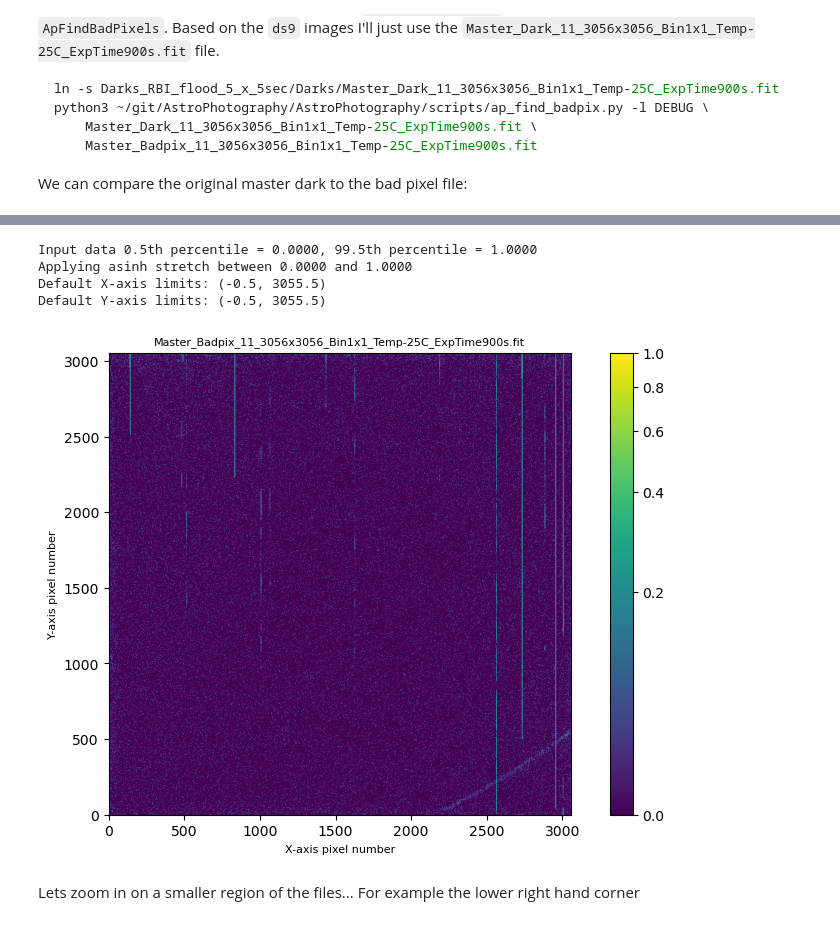
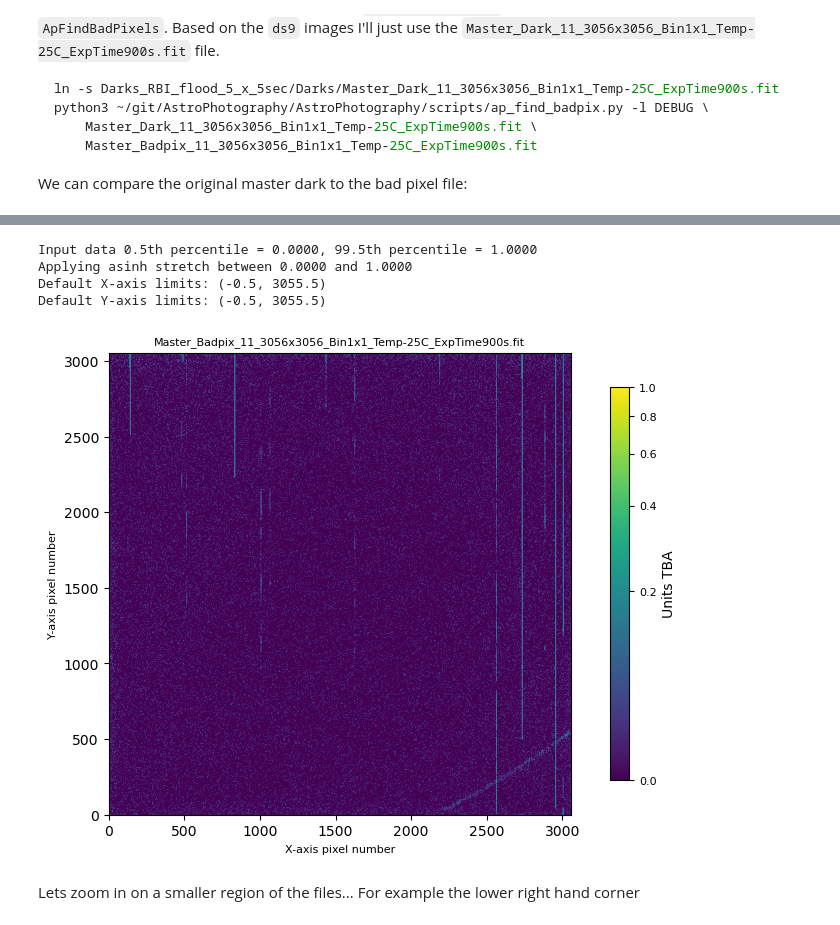
Before and after one commit to DaveStrickland/AstroPhotography, a Jupyter notebook: AstroPhotography/notebooks/creating_a_master_bad_pixel_file.ipynb, the cells around one changed output, grey strips where cells are left out. Cells and saved outputs as stored; diff of their text form; code cells hidden in the pictures.

```diff
--- a/AstroPhotography/notebooks/creating_a_master_bad_pixel_file.ipynb
+++ b/AstroPhotography/notebooks/creating_a_master_bad_pixel_file.ipynb
@@ -163,7 +164,7 @@ python3 ~/git/AstroPhotography/AstroPhotography/scripts/ap_find_badpix.py -l DEB
 We can compare the original master dark to the bad pixel file:
 # %%
 fname1 = 'Master_Dark_11_3056x3056_Bin1x1_Temp-25C_ExpTime900s.fit'
-ap.load_image_and_plot(fname1, 0, usewcs=False)
+ap.util.load_image_and_plot(fname1, 0, usewcs=False)
 # %% [output]
 Input data 0.5th percentile = 1735.5000, 99.5th percentile = 1889.5000
 Applying asinh stretch between 1735.5000 and 1889.5000
@@ -198,11 +199,11 @@ WARNING: VerifyWarning: Card is too long, comment will be truncated. [astropy.io
 # %%
-ap.load_image_and_plot(badpixfile, 0, usewcs=False)
+ap.util.load_image_and_plot(badpixfile, 0, usewcs=False)
 # %% [output]
 Input data 0.5th percentile = 0.0000, 99.5th percentile = 1.0000
 Applying asinh stretch between 0.0000 and 1.0000
 Default X-axis limits: (-0.5, 3055.5)
 Default Y-axis limits: (-0.5, 3055.5)
-[figure, old version]
+[figure, new version]
 # %% [markdown]
 Lets zoom in on a smaller region of the files... For example the lower right hand corner
 # %%
```
Also changed, not shown: parts of 9 cells of this notebook, 9 other files.
